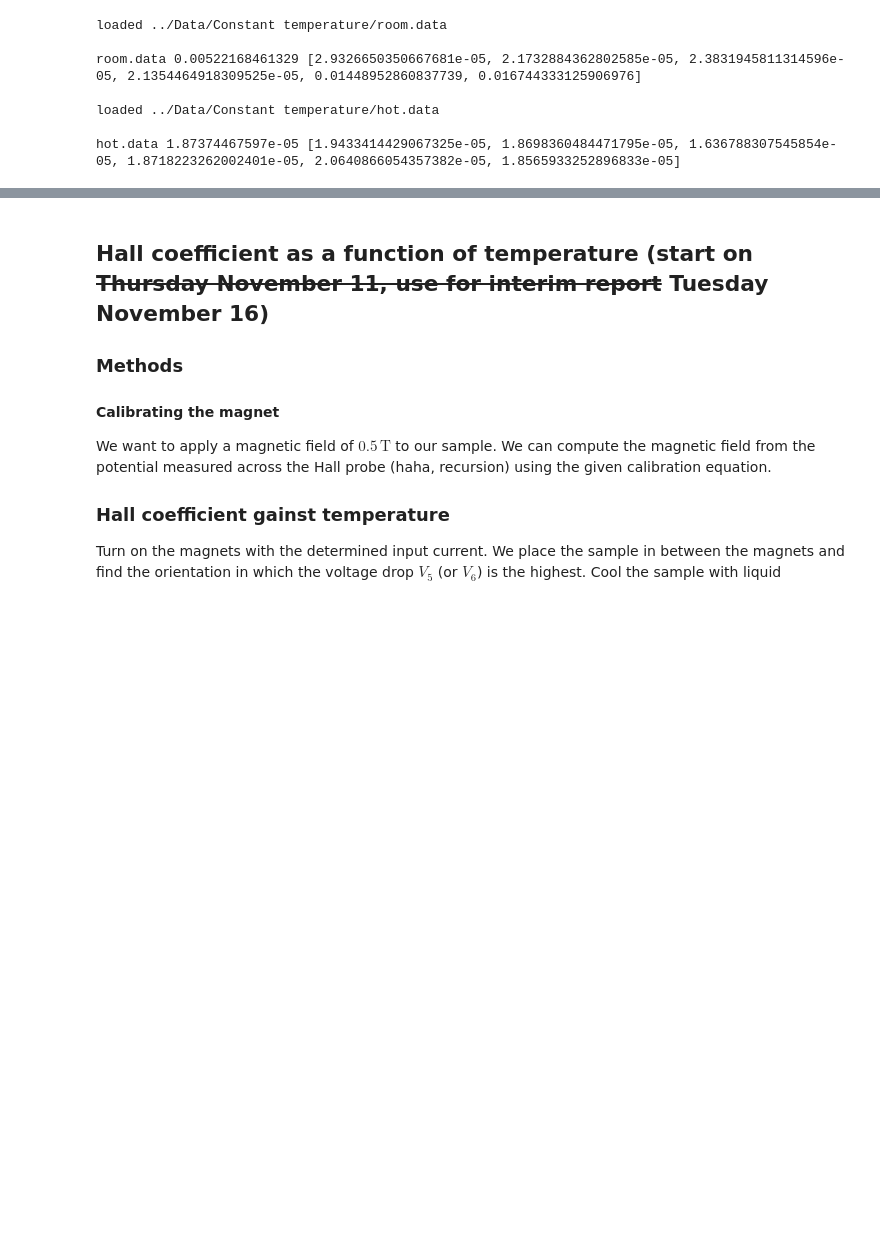
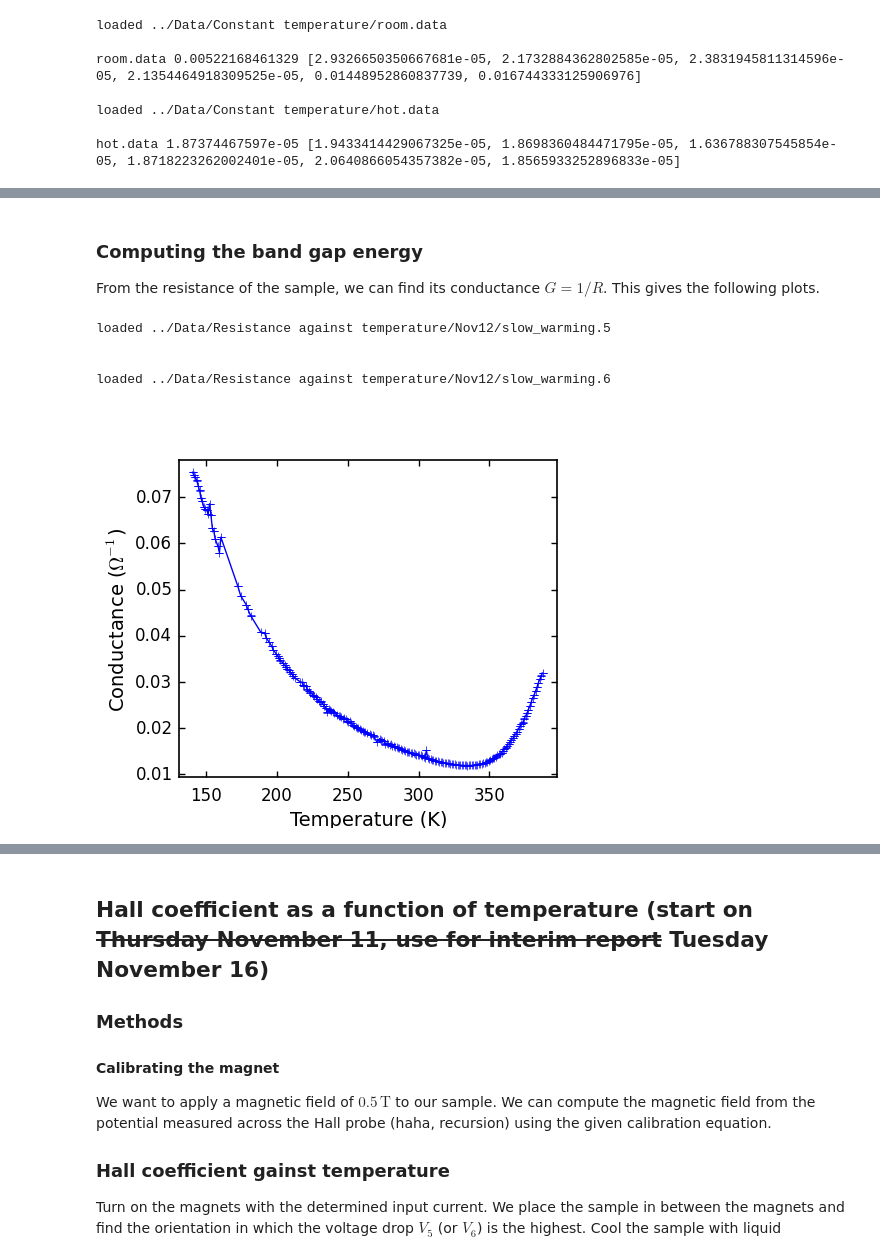
Before and after one commit to ejetzer/hall, a Jupyter notebook: Outline/Lab Outline.ipynb, the cells around one changed output, grey strips where cells are left out. Cells and saved outputs as stored; diff of their text form; code cells hidden in the pictures; blank space fills up the shorter version.

Commit message:
Added a script to getthe conductance.

```diff
--- a/Outline/Lab Outline.ipynb
+++ b/Outline/Lab Outline.ipynb
@@ -321,0 +325,23 @@ Image('../Graphs/RvsT/fit_exp.png')
+# %% [markdown]
+### Computing the band gap energy
+
+From the resistance of the sample, we can find its conductance $G=1/R$. This gives the following plots.
+# %%
+reload(simple_plot)
+
+# Test of plotting for V5 and V6
+data_file1 = '../Data/Resistance against temperature/Nov12/slow_warming.5'
+data_file2 = '../Data/Resistance against temperature/Nov12/slow_warming.6'
+simple_plot.simple_plot(data_file1, fct=lambda x: 0.001/x, ylabel='Conductance ($\Omega^{-1}$)')
+simple_plot.simple_plot(data_file2, fct=lambda x: 0.001/x, ylabel='Conductance ($\Omega^{-1}$)')
+
+fig1 = Image('../Graphs/Simple plots/slow_warming.5.png')
+fig2 = Image('../Graphs/Simple plots/slow_warming.6.png')
+
+fig1
+# %% [output]
+loaded ../Data/Resistance against temperature/Nov12/slow_warming.5
+
+
+loaded ../Data/Resistance against temperature/Nov12/slow_warming.6
+[figure, added]
```
Also changed, not shown: parts of 21 cells of this notebook, 18 other files.
